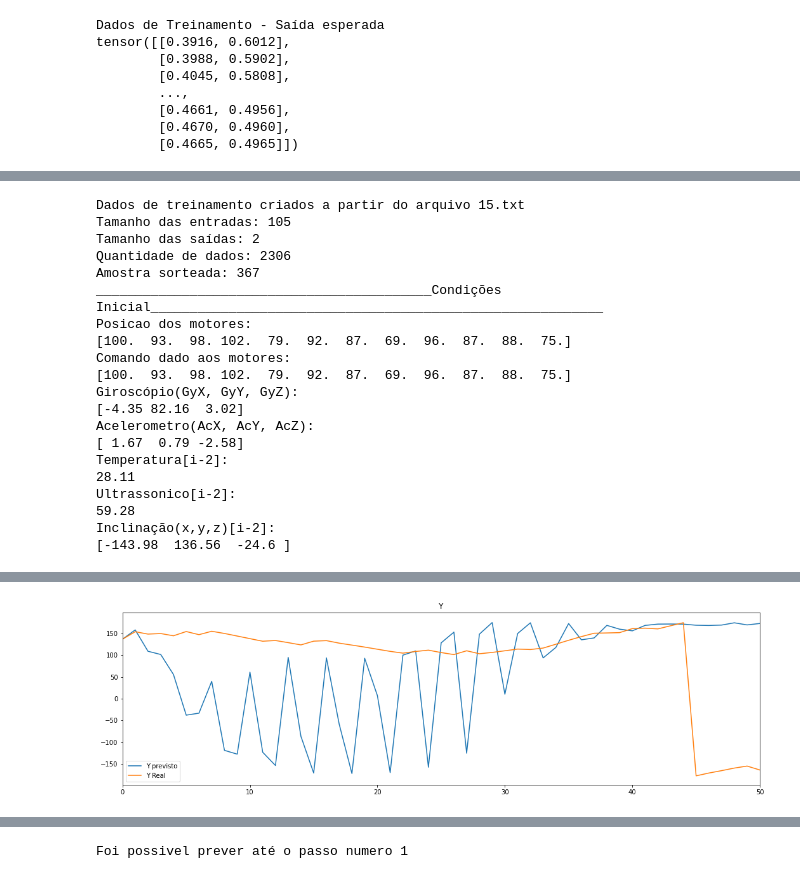
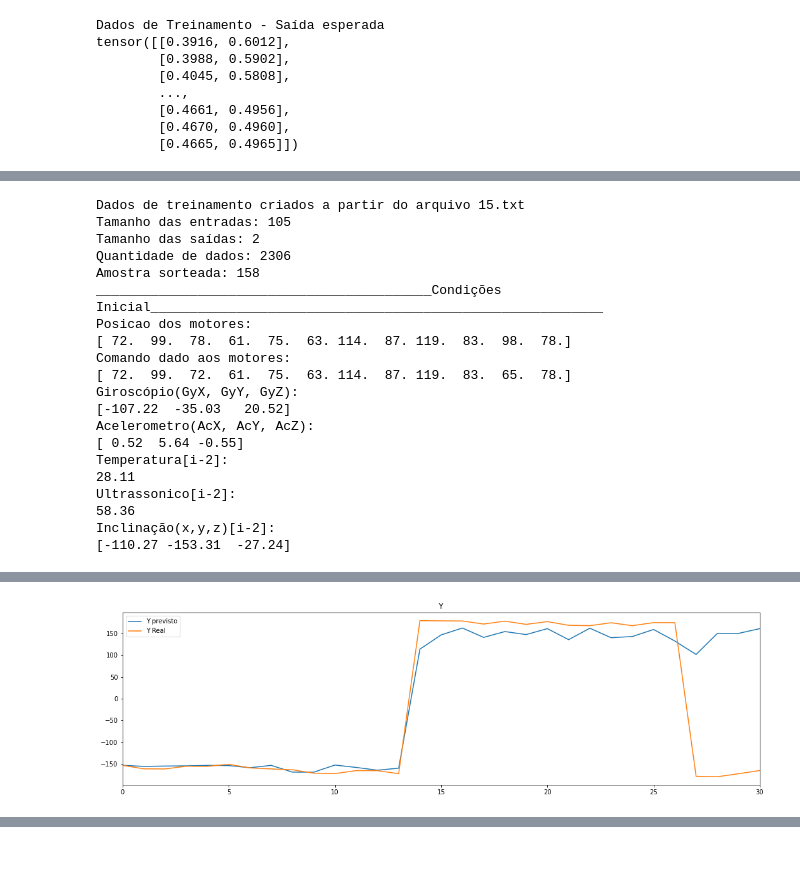
Before and after one commit to ArthurCarlosF/tccRepositorio, a Jupyter notebook: Dados/Rede_Preditiva/Treinando Rede Neural Preditiva.ipynb, the cells around one changed output, grey strips where cells are left out. Drawn from its saved outputs; the diff is of its cells as text; code cells hidden in the pictures.

```diff
--- a/Dados/Rede_Preditiva/Treinando Rede Neural Preditiva.ipynb
+++ b/Dados/Rede_Preditiva/Treinando Rede Neural Preditiva.ipynb
@@ -575,14 +575,14 @@ Erro antes do treinamento
 print("__________________ TREINAMENTO 1____________________________________________________")
 
 tic=time.time()
-Epocas=1000
-Aprendizado=1
+Epocas=900
+Aprendizado=0.1
 while(Aprendizado>0):
     roboQuadrupede.load_state_dict(torch.load("parametrosRedePreditiva.pt"))
     roboQuadrupede.eval()
     qEpocas,roboQuadrupede=treinamento(Epocas,roboQuadrupede,Aprendizado,"15.txt","parametrosRedePreditiva.pt","erroPreditiva.txt","acuraciaPreditiva.txt")
     print("O modelo foi capaz de aprender até a epoca "+str(qEpocas)+" para a taxa de aprendizado de "+ str(Aprendizado))
-    Aprendizado=Aprendizado-0.1
+    Aprendizado=Aprendizado-0.01
 
 print("O treinamento levou "+str(((time.time()-tic)//6)/10)+" segundos")
 # %% [output]
@@ -842,12 +744,12 @@ print("__________________ TREINAMENTO 3_________________________________________
 
 tic=time.time()
 Epocas=1000
-Aprendizado=0.01
+Aprendizado=0.005
 while(Aprendizado>0):
     roboQuadrupede.load_state_dict(torch.load("parametrosRedePreditiva.pt"))
     roboQuadrupede.eval()
     qEpocas,roboQuadrupede=treinamento(Epocas,roboQuadrupede,Aprendizado,"15.txt","parametrosRedePreditiva.pt","erroPreditiva.txt","acuraciaPreditiva.txt")
     print("O modelo foi capaz de aprender até a epoca "+str(qEpocas)+" para a taxa de aprendizado de "+ str(Aprendizado))
-    Aprendizado=Aprendizado-0.0005
+    Aprendizado=Aprendizado-0.0001
 
 print("O treinamento levou "+str(((time.time()-tic)//6)/10)+" segundos")
@@ -986,10 +1331,10 @@ Testando X
 
 
 def extrairComandos(indice,dados):
-    vetor=dados[indice]
-    DADOS_I_0=vetor[70:105]
+    DADOS_I_0=dados[indice]
 
-    return DADOS_I_0[0:12],DADOS_I_0[12:24],DADOS_I_0[12:15],DADOS_I_0[15:18],DADOS_I_0[18],DADOS_I_0[19],DADOS_I_0[34]
+
+    return DADOS_I_0[0:12],DADOS_I_0[12:24],DADOS_I_0[24:27],DADOS_I_0[27:30],DADOS_I_0[30],DADOS_I_0[31],DADOS_I_0[34]
 
 def construirProximaEntrada(EM,CM,Gy,Ac,Temp,HSR,X,Y,Z):
     entrada=[]
@@ -1030,6 +1375,7 @@ def teste(modelo,arquivo,Q):
     xTeste,yTeste=gerarDadosTrain(arquivo)
     tamanhoVetorTeste=len(xTeste)
     indice = random.randint(0,tamanhoVetorTeste-1)
+
     print("Amostra sorteada: "+str(indice))
     if((tamanhoVetorTeste-indice-1)<Q):
         Q=tamanhoVetorTeste-indice-1
@@ -1037,9 +1383,9 @@ def teste(modelo,arquivo,Q):
     posicaoInicialRobo=xTeste[indice]
     print("___________________________________________Condições Inicial__________________________________________________________")
 
-    DADOS_I_2=np.array(posicaoInicialRobo[0:35])
+    DADOS_I_0=np.array(posicaoInicialRobo[0:35])
     DADOS_I_1=np.array(posicaoInicialRobo[35:70])
-    DADOS_I_0=np.array(posicaoInicialRobo[70:105])
+    DADOS_I_2=np.array(posicaoInicialRobo[70:105])
 
 
     print("Posicao dos motores: ")
@@ -1076,11 +1422,11 @@ def teste(modelo,arquivo,Q):
 
         entrada=[]
 
-        for k in DADOS_I_2:
+        for k in DADOS_I_0:
             entrada.append(k)
         for k in DADOS_I_1:
             entrada.append(k)
-        for k in DADOS_I_0:
+        for k in DADOS_I_2:
             entrada.append(k)
 
 
@@ -1315,8 +1770,7 @@ Foi possivel prever até o passo numero 1
 # %%
-passos = 50# quantidade de passos que pretendo prever
+passos = 30# quantidade de passos que pretendo prever
 
 erro=teste(roboQuadrupede,"15.txt",passos)
-
 plt.figure(figsize=[18,5])
 plt.title("erro")
 plt.plot(erro)
@@ -1324,31 +1778,24 @@ plt.ylabel("Erro de previsão em graus")
 plt.xlabel("Passos na frente")
 plt.xlim([0, passos])
 plt.show()
-
-cont=0
-
-for k in erro:
-    if(k<erroAceitavel):
-        cont=cont+1
-print("Foi possivel prever até o passo numero "+str(cont))
 # %% [output]
 Dados de treinamento criados a partir do arquivo 15.txt
 Tamanho das entradas: 105
 Tamanho das saídas: 2
 Quantidade de dados: 2306
-Amostra sorteada: 367
+Amostra sorteada: 158
 ___________________________________________Condições Inicial__________________________________________________________
 Posicao dos motores:
-[100.  93.  98. 102.  79.  92.  87.  69.  96.  87.  88.  75.]
+[ 72.  99.  78.  61.  75.  63. 114.  87. 119.  83.  98.  78.]
 Comando dado aos motores:
-[100.  93.  98. 102.  79.  92.  87.  69.  96.  87.  88.  75.]
+[ 72.  99.  72.  61.  75.  63. 114.  87. 119.  83.  65.  78.]
 Giroscópio(GyX, GyY, GyZ):
-[-4.35 82.16  3.02]
+[-107.22  -35.03   20.52]
 Acelerometro(AcX, AcY, AcZ):
-[ 1.67  0.79 -2.58]
+[ 0.52  5.64 -0.55]
 Temperatura[i-2]:
 28.11
 Ultrassonico[i-2]:
-59.28
+58.36
 Inclinação(x,y,z)[i-2]:
-[-143.98  136.56  -24.6 ]
+[-110.27 -153.31  -27.24]
@@ -1356 +1803 @@ Inclinação(x,y,z)[i-2]:
-[figure, old version]
+[figure, new version]
@@ -1358 +1804,0 @@ Inclinação(x,y,z)[i-2]:
-Foi possivel prever até o passo numero 1
```
Also changed, not shown: parts of 28 cells of this notebook, 44 other files.
